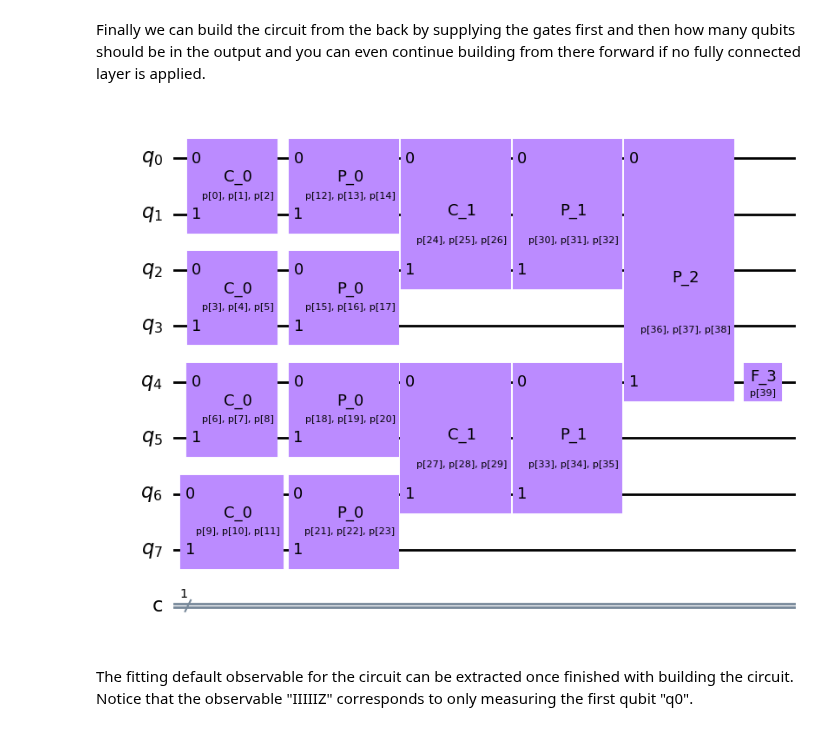
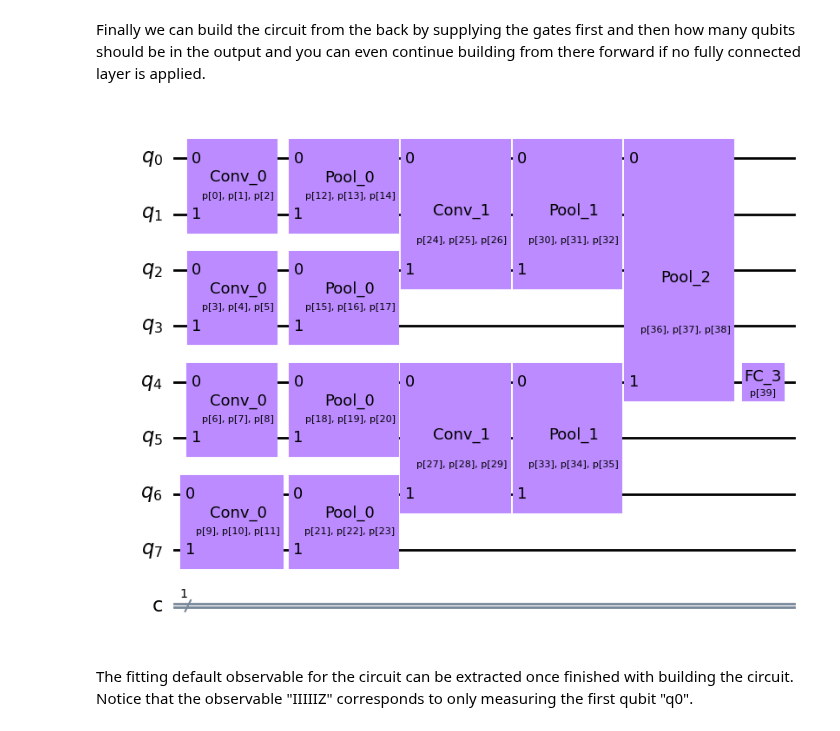
Before and after one commit to sQUlearn/squlearn, a Jupyter notebook: examples/qnn/example_qcnn_encoding_circuit.ipynb, the cells around one changed output. Cells and saved outputs as stored; diff of their text form; code cells hidden in the pictures.

```diff
--- a/examples/qnn/example_qcnn_encoding_circuit.ipynb
+++ b/examples/qnn/example_qcnn_encoding_circuit.ipynb
@@ -78,15 +78,15 @@ features parameters are set to 1 since no features are allowed in the QCNN ansat
 Finally we can build the circuit from the back by supplying the gates first and then how many qubits should be in the output and you can even continue building from there forward if no fully connected layer is applied.
 # %%
 qc1 = QCNNEncodingCircuit()
-qc1.Conv(alternating=False)
-qc1.Pool()
+qc1.convolution(alternating=False)
+qc1.pooling()
 qc1.repeat_layers(1)
 qc1.build_circuit(2)
-qc1.Pool(input_list=[[0, 4]], output_list=[[4]])
-qc1.FC()
+qc1.pooling(input_list=[[0, 4]], output_list=[[4]])
+qc1.fully_connected()
 qc1.draw("mpl")
 # %% [output]
-[figure, old version]
+[figure, new version]
 # %% [markdown]
 The fitting default observable for the circuit can be extracted once finished with building the circuit. Notice that the observable "IIIIIZ" corresponds to only measuring the first qubit "q0".
 # %%
```
Also changed, not shown: parts of 6 cells of this notebook, 1 other file.
